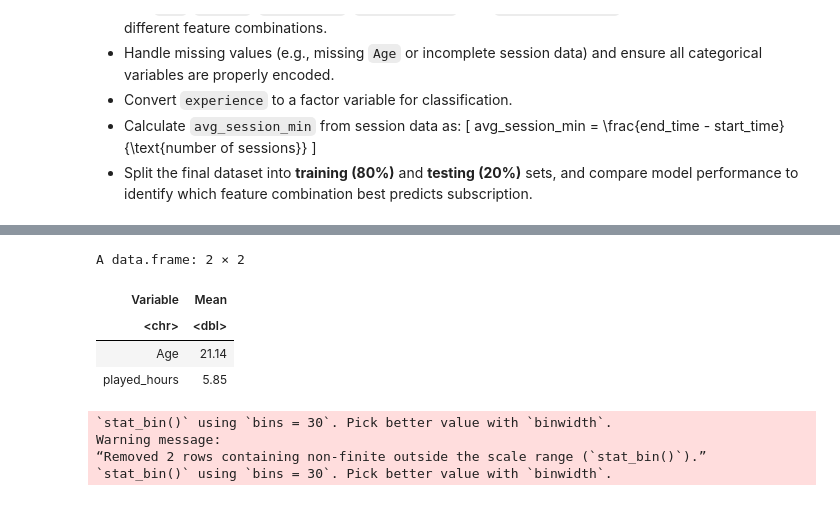
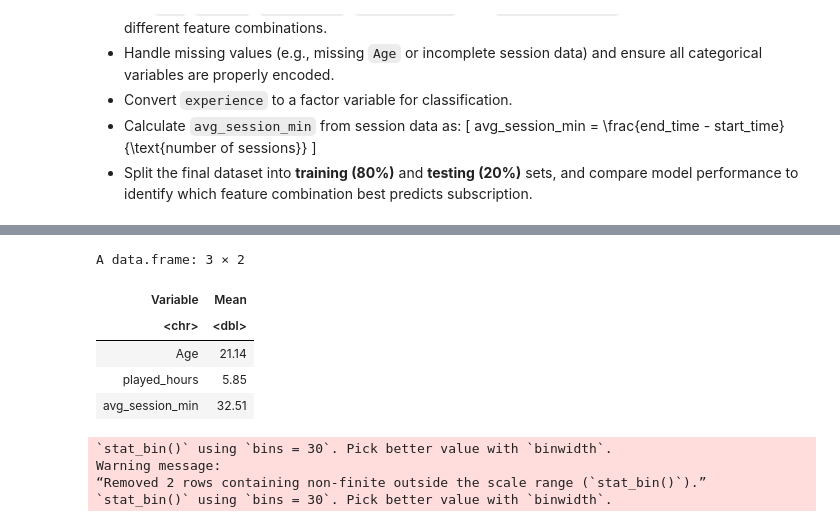
Before and after one commit to Lissiu/dsci-100-2025w1-group-008-13, a Jupyter notebook: Lisa Zhang 008-13 project planning.ipynb, the cells around one changed output, grey strips where cells are left out. Cells and saved outputs as stored; diff of their text form; code cells hidden in the pictures.

```diff
--- a/Lisa Zhang 008-13 project planning.ipynb
+++ b/Lisa Zhang 008-13 project planning.ipynb
@@ -182,22 +185,24 @@ A spec_tbl_df: 196 × 9
 | Amateur | FALSE | f19e136ddde68f365afc860c725ccff54... | 2.3 | Harlow | Male | 17 | 29.83333 | 6 |
 | Pro | TRUE | d9473710057f7d42f36570f0be83817a4... | 0.2 | Ahmed | Other | NA | 15.00000 | 1 |
 # %%
-# calculating the means of Age and played_hours
-mean_Age <- mean(players$Age, na.rm = TRUE)
-mean_played_hours <- mean(players$played_hours, na.rm = TRUE)
+# calculating the means of Age average session duration and played_hours
+mean_Age <- mean(players_extended$Age, na.rm = TRUE)
+mean_played_hours <- mean(players_extended$played_hours, na.rm = TRUE)
+mean_avg_session_min <- mean(players_extended$avg_session_min, na.rm = TRUE)
 
 mean_values <- data.frame(
-  Variable = c("Age", "played_hours"),
-  Mean = round(c(mean_Age, mean_played_hours), 2)
+  Variable = c("Age", "played_hours", "avg_session_min"),
+  Mean = round(c(mean_Age, mean_played_hours, mean_avg_session_min), 2)
 )
 
 mean_values
 # %% [output]
-A data.frame: 2 × 2
+A data.frame: 3 × 2
 | Variable | Mean |
 | <chr> | <dbl> |
 | Age | 21.14 |
 | played_hours | 5.85 |
+| avg_session_min | 32.51 |
 # %%
 # exploratory visualizations
 # Distribution of player age
```
Also changed, not shown: parts of 5 cells of this notebook.
